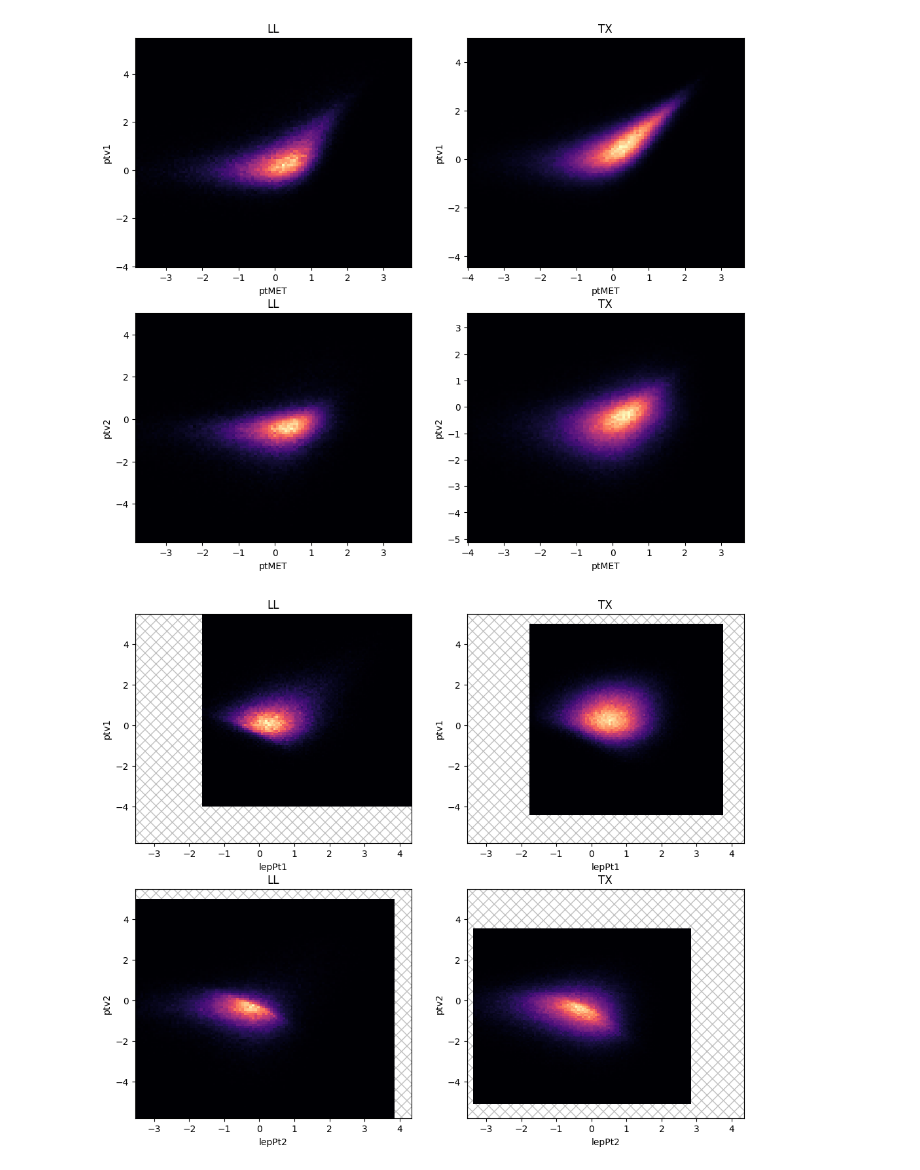
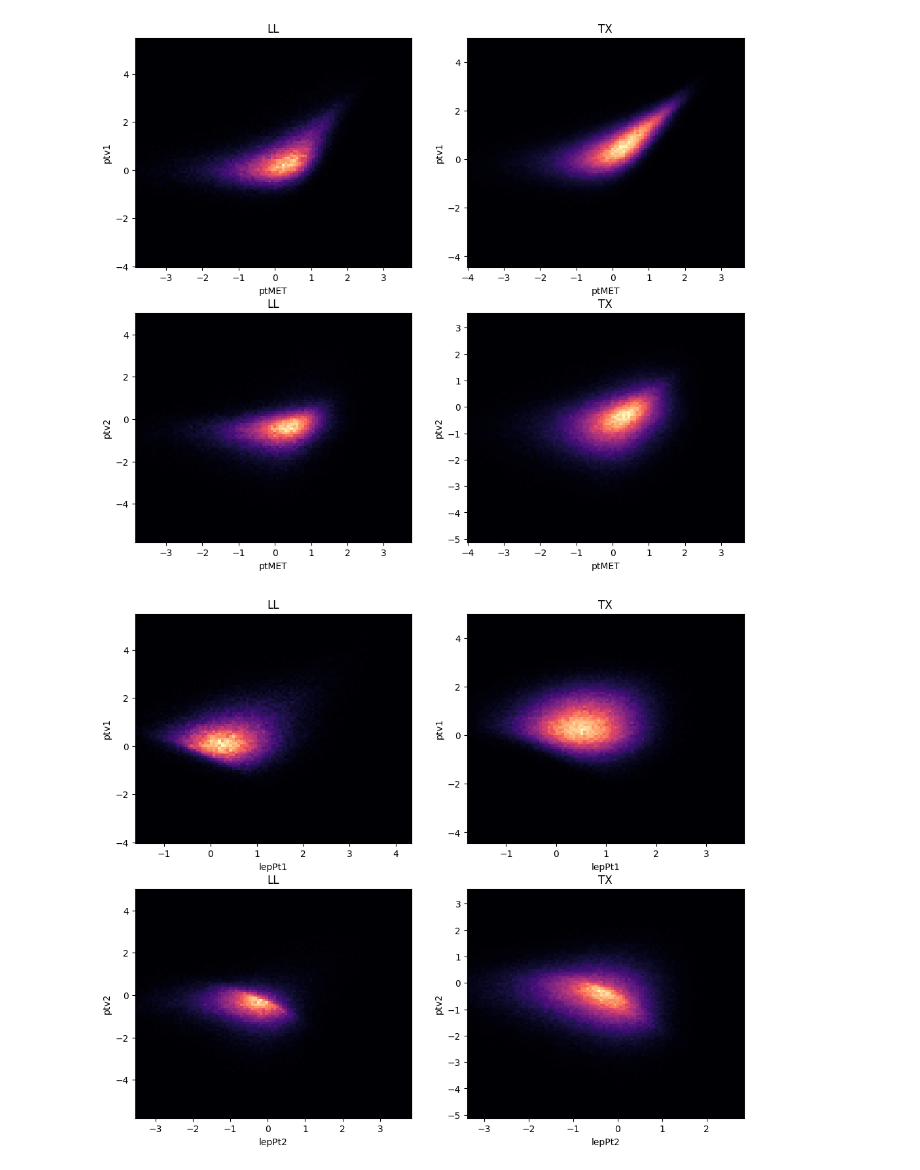
Before and after one commit to marcortinovis/MLforPolarizedVBS, a Jupyter notebook: feats_visual/correlation.ipynb, the cells around one changed output. Saved outputs shown, nothing was run; the diff lists cells and outputs as text; code cells hidden in the pictures.

```diff
--- a/feats_visual/correlation.ipynb
+++ b/feats_visual/correlation.ipynb
@@ -139,43 +139,43 @@ plt.show()
 [figure]
 # %%
 fig, ax = plt.subplots(ncols=2, nrows=2, figsize=(12, 10))
-x_sx = min(np.concatenate([ll_df['lepPt1'], tx_df['lepPt1'], ll_df['lepPt2'], tx_df['lepPt2']]))
-x_dx = max(np.concatenate([ll_df['lepPt1'], tx_df['lepPt1'], ll_df['lepPt2'], tx_df['lepPt2']]))
-y_sx = min(np.concatenate([ll_df['ptv1'], tx_df['ptv1'], ll_df['ptv2'], tx_df['ptv2']]))
-y_dx = max(np.concatenate([ll_df['ptv1'], tx_df['ptv1'], ll_df['ptv2'], tx_df['ptv2']]))
+# x_sx = min(np.concatenate([ll_df['lepPt1'], tx_df['lepPt1'], ll_df['lepPt2'], tx_df['lepPt2']]))
+# x_dx = max(np.concatenate([ll_df['lepPt1'], tx_df['lepPt1'], ll_df['lepPt2'], tx_df['lepPt2']]))
+# y_sx = min(np.concatenate([ll_df['ptv1'], tx_df['ptv1'], ll_df['ptv2'], tx_df['ptv2']]))
+# y_dx = max(np.concatenate([ll_df['ptv1'], tx_df['ptv1'], ll_df['ptv2'], tx_df['ptv2']]))
 
-ax[0,0].axvspan(x_sx, x_dx, hatch='xx', facecolor='none', edgecolor='k', alpha=0.25)
+# ax[0,0].axvspan(x_sx, x_dx, hatch='xx', facecolor='none', edgecolor='k', alpha=0.25)
 hist_ll1 = ax[0,0].hist2d(ll_df['lepPt1'], ll_df['ptv1'], bins=100, cmap='magma')
 ax[0,0].set_xlabel('lepPt1')
 ax[0,0].set_ylabel('ptv1')
 ax[0,0].set_title('LL')
-ax[0,0].set_xlim(x_sx, x_dx)
-ax[0,0].set_ylim(y_sx, y_dx)
-ax[0,1].axvspan(x_sx, x_dx, hatch='xx', facecolor='none', edgecolor='k', alpha=0.25)
+# ax[0,0].set_xlim(x_sx, x_dx)
+# ax[0,0].set_ylim(y_sx, y_dx)
+# ax[0,1].axvspan(x_sx, x_dx, hatch='xx', facecolor='none', edgecolor='k', alpha=0.25)
 hist_tx1 = ax[0,1].hist2d(tx_df['lepPt1'], tx_df['ptv1'], bins=100, cmap='magma')
 ax[0,1].set_xlabel('lepPt1')
 ax[0,1].set_ylabel('ptv1')
 ax[0,1].set_title('TX')
-ax[0,1].set_xlim(x_sx, x_dx)
-ax[0,1].set_ylim(y_sx, y_dx)
-ax[1,0].axvspan(x_sx, x_dx, hatch='xx', facecolor='none', edgecolor='k', alpha=0.25)
+# ax[0,1].set_xlim(x_sx, x_dx)
+# ax[0,1].set_ylim(y_sx, y_dx)
+# ax[1,0].axvspan(x_sx, x_dx, hatch='xx', facecolor='none', edgecolor='k', alpha=0.25)
 hist_ll2 = ax[1,0].hist2d(ll_df['lepPt2'], ll_df['ptv2'], bins=100, cmap='magma')
 ax[1,0].set_xlabel('lepPt2')
 ax[1,0].set_ylabel('ptv2')
 ax[1,0].set_title('LL')
-ax[1,0].set_xlim(x_sx, x_dx)
-ax[1,0].set_ylim(y_sx, y_dx)
-ax[1,1].axvspan(x_sx, x_dx, hatch='xx', facecolor='none', edgecolor='k', alpha=0.25)
+# ax[1,0].set_xlim(x_sx, x_dx)
+# ax[1,0].set_ylim(y_sx, y_dx)
+# ax[1,1].axvspan(x_sx, x_dx, hatch='xx', facecolor='none', edgecolor='k', alpha=0.25)
 hist_tx2 = ax[1,1].hist2d(tx_df['lepPt2'], tx_df['ptv2'], bins=100, cmap='magma')
 ax[1,1].set_xlabel('lepPt2')
 ax[1,1].set_ylabel('ptv2')
 ax[1,1].set_title('TX')
-ax[1,1].set_xlim(x_sx, x_dx)
-ax[1,1].set_ylim(y_sx, y_dx)
+# ax[1,1].set_xlim(x_sx, x_dx)
+# ax[1,1].set_ylim(y_sx, y_dx)
 
 plt.savefig('corr/lepPt-ptv.png')
 plt.show()
 # %% [output]
-[figure, old version]
+[figure, new version]
 # %%
 fig, ax = plt.subplots(ncols=2, nrows=2, figsize=(12, 10))
```
Also changed, not shown: parts of 2 cells of this notebook, 2 other files.
